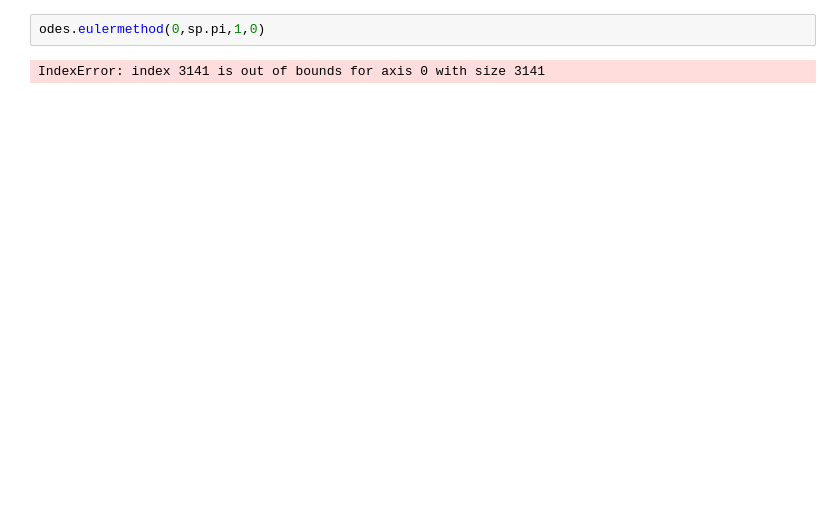
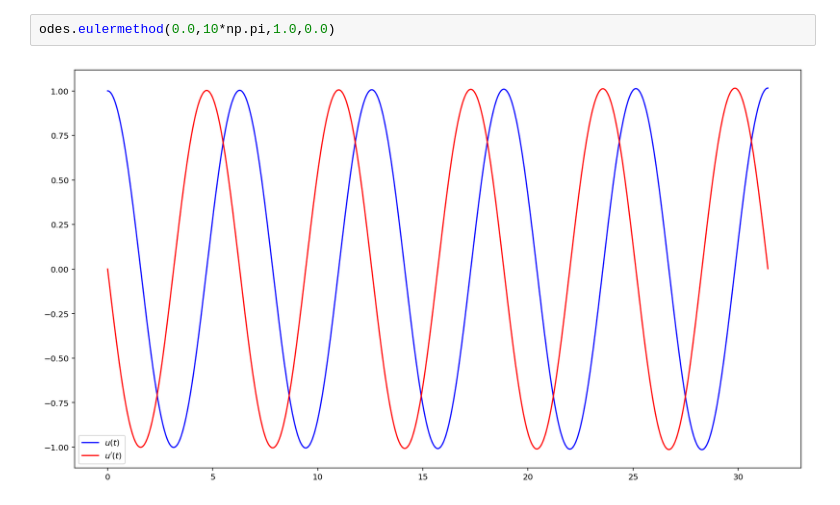
Before and after one commit to chapman-phys220-2018f/cw11-crump, a Jupyter notebook: odes.ipynb, the cells around one changed output. Saved outputs shown, nothing was run; the diff lists cells and outputs as text; blank space fills up the shorter version.

```diff
--- a/odes.ipynb
+++ b/odes.ipynb
@@ -4,4 +8,4 @@ import sympy as sp
 # %%
-odes.eulermethod(0,sp.pi,1,0)
+odes.eulermethod(0.0,10*np.pi,1.0,0.0)
 # %% [output]
-IndexError: index 3141 is out of bounds for axis 0 with size 3141
+[figure, added]
```
Also changed, not shown: parts of 3 cells of this notebook, 1 other file.
